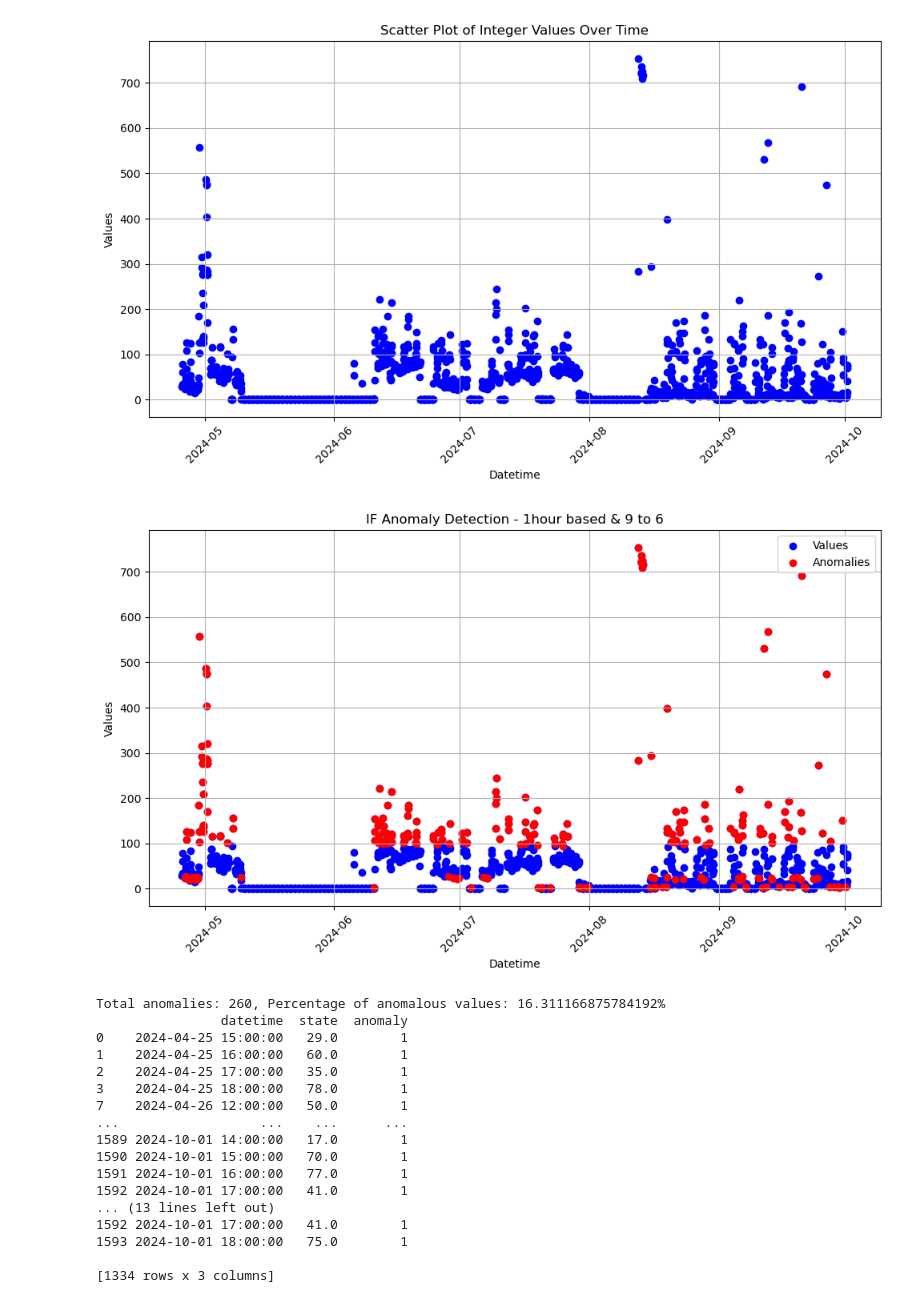
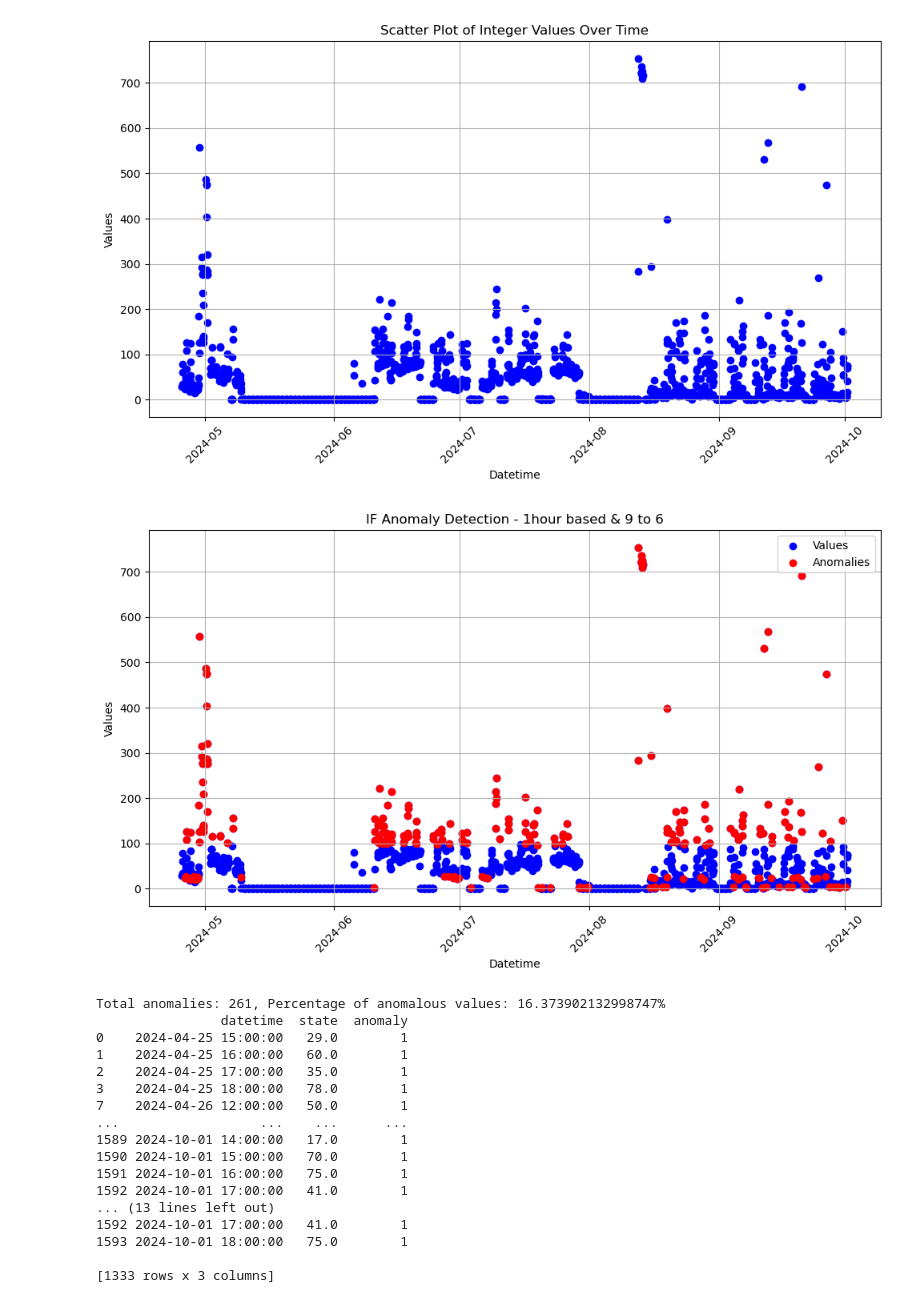
Before and after one commit to AsifTanvir/SEAD-analysis, a Jupyter notebook: Lab_data_analysis.ipynb, the cells around one changed output. Drawn from its saved outputs; the diff is of its cells as text; code cells hidden in the pictures.

Commit message:
plots and runtime analysis

```diff
--- a/Lab_data_analysis.ipynb
+++ b/Lab_data_analysis.ipynb
@@ -6,13 +6,13 @@ import matplotlib.pyplot as plt
 df1 = pd.read_csv('./Data/Lab_Data/front_door_group_records.csv')
 df2 = pd.read_csv('./Data/Lab_Data/back_door_group_records.csv')
 df3 = pd.read_csv('./Data/Lab_Data/motion_group_records.csv')
-df4 = pd.read_csv('./Data/Lab_Data/actuator_records.csv')
+# df4 = pd.read_csv('./Data/Lab_Data/actuator_records.csv')
 
 #original_df = df1.copy() #Keep a copy to compare
 ## Toggle the values of Light Sensor.
 df3.loc[df3['sensor_name'] == 'Light Sensor', 'state'] = 1 - df3['state']
 
-combined_lab_data = pd.concat([df1, df2, df3, df4], ignore_index=True)
+combined_lab_data = pd.concat([df1, df2, df3], ignore_index=True)
 # Convert the 'datetime' column to a datetime data type if necessary
 combined_lab_data['datetime'] = pd.to_datetime(combined_lab_data['seconds'], unit='s')
 # combined_office_data['datetime'] = pd.to_datetime(combined_office_data['date'] + ' ' + combined_office_data['time'], format='%d/%m/%y %H:%M')
@@ -109,36 +109,36 @@ non_anomalies = lab_hourly[lab_hourly['anomaly'] == 1]
 # Plot the results
 plt.figure(figsize=(10, 6))
 plt.scatter(lab_hourly['datetime'], lab_hourly['state'], label='Values', color='blue', marker='o')
 plt.scatter(anomalies['datetime'], anomalies['state'], color='red', label='Anomalies', marker='o')
 plt.title('IF Anomaly Detection - 1hour based & 9 to 6')
 plt.xlabel('Datetime')
 plt.ylabel('Values')
 plt.legend()
 plt.xticks(rotation=45)
 plt.grid(True)
 plt.tight_layout()
 # plt.savefig('./Plots/Office_plots/IF_2H.png')
 plt.show()
 
 
 count_anomaly_h = (lab_hourly['anomaly'] == -1).sum()
 
 # Calculate the percentage of values equal to -1
 percentage_h = (count_anomaly_h / len(lab_hourly)) * 100
 print(f"Total anomalies: {count_anomaly_h}, Percentage of anomalous values: {percentage_h}%")
 
 #only print the non anomalous values which are not zero
 df_filtered = non_anomalies[non_anomalies['state'] != 0]
 print(df_filtered)
 
 print( non_anomalies)
 
 # non_anomalies.to_csv('./Output_CSV/regular_office.csv', index=False)
 # anomalies.to_csv('./Output_CSV/anomaly_office.csv', index=False)
-lab_hourly.to_csv('./Output_CSV/lab_data/IF_lab_anomaly_1h_9to6.csv', index=False)
+# lab_hourly.to_csv('./Output_CSV/lab_data/IF_lab_anomaly_1h_9to6.csv', index=False)
 # %% [output]
-[figure, old version]
+[figure, new version]
-Total anomalies: 260, Percentage of anomalous values: 16.311166875784192%
+Total anomalies: 261, Percentage of anomalous values: 16.373902132998747%
                 datetime  state  anomaly
 0    2024-04-25 15:00:00   29.0        1
 1    2024-04-25 16:00:00   60.0        1
@@ -148,10 +148,10 @@ Total anomalies: 260, Percentage of anomalous values: 16.311166875784192%
 ...                  ...    ...      ...
 1589 2024-10-01 14:00:00   17.0        1
 1590 2024-10-01 15:00:00   70.0        1
-1591 2024-10-01 16:00:00   77.0        1
+1591 2024-10-01 16:00:00   75.0        1
 1592 2024-10-01 17:00:00   41.0        1
 ... (13 lines left out)
 1592 2024-10-01 17:00:00   41.0        1
 1593 2024-10-01 18:00:00   75.0        1
 
-[1334 rows x 3 columns]
+[1333 rows x 3 columns]
```
Also changed, not shown: parts of 2 cells of this notebook, 3 other files.
